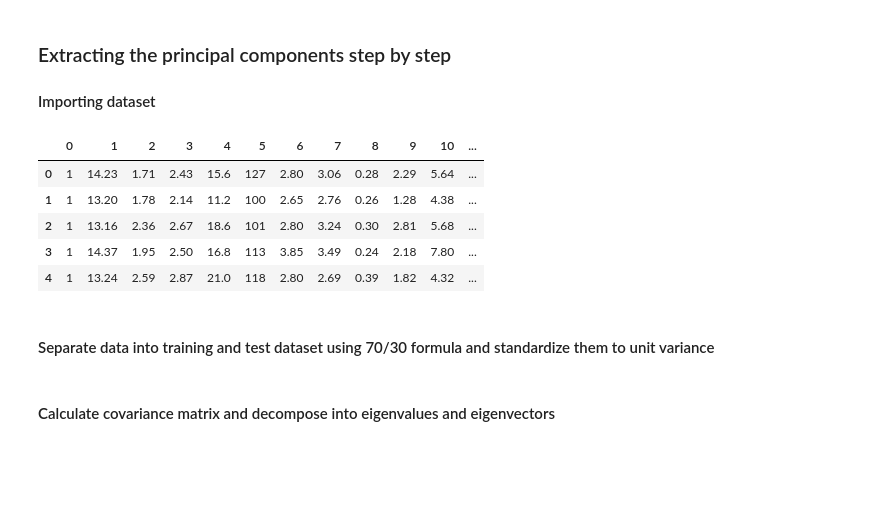
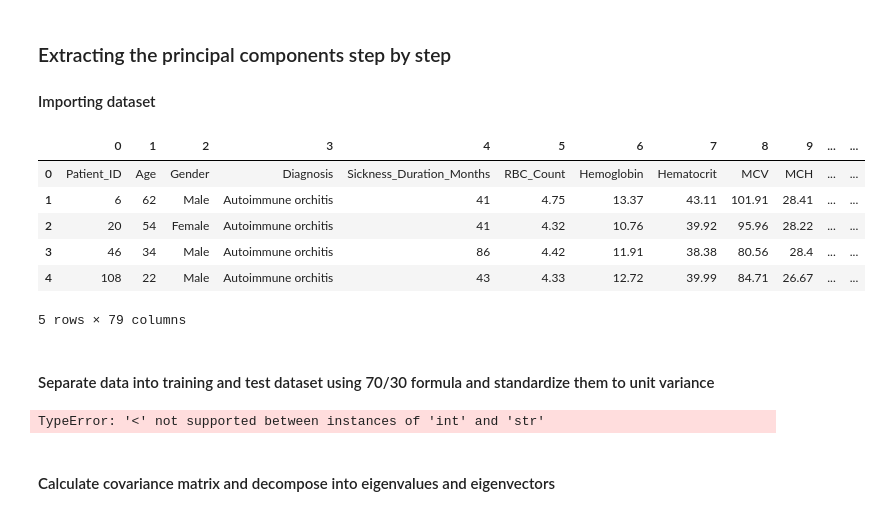
Before and after one commit to MicheleVerriello/machine-learning-introduction, a Jupyter notebook: principal-component-analysis/principal-component-analysis.ipynb, the cells around one changed output. Cells and saved outputs as stored; diff of their text form; code cells hidden in the pictures; blank space fills up the shorter version.

Commit message:
model for recognizing autoimmune diseases

```diff
--- a/principal-component-analysis/principal-component-analysis.ipynb
+++ b/principal-component-analysis/principal-component-analysis.ipynb
@@ -16,16 +16,17 @@
 # %%
 import pandas as pd
 
-df_wine = pd.read_csv('https://archive.ics.uci.edu/ml/machine-learning-databases/wine/wine.data', header=None)
+df_wine = pd.read_csv('/Users/micheleverriello/Downloads/archive/Final_Balanced_Autoimmune_Disorder_Dataset.csv', header=None)
 
 df_wine.head()
 # %% [output]
-|  | 0 | 1 | 2 | 3 | 4 | 5 | 6 | 7 | 8 | 9 | 10 | ... |
-| 0 | 1 | 14.23 | 1.71 | 2.43 | 15.6 | 127 | 2.80 | 3.06 | 0.28 | 2.29 | 5.64 | ... |
-| 1 | 1 | 13.20 | 1.78 | 2.14 | 11.2 | 100 | 2.65 | 2.76 | 0.26 | 1.28 | 4.38 | ... |
-| 2 | 1 | 13.16 | 2.36 | 2.67 | 18.6 | 101 | 2.80 | 3.24 | 0.30 | 2.81 | 5.68 | ... |
-| 3 | 1 | 14.37 | 1.95 | 2.50 | 16.8 | 113 | 3.85 | 3.49 | 0.24 | 2.18 | 7.80 | ... |
-| 4 | 1 | 13.24 | 2.59 | 2.87 | 21.0 | 118 | 2.80 | 2.69 | 0.39 | 1.82 | 4.32 | ... |
+|  | 0 | 1 | 2 | 3 | 4 | 5 | 6 | 7 | 8 | 9 | ... | ... |
+| 0 | Patient_ID | Age | Gender | Diagnosis | Sickness_Duration_Months | RBC_Count | Hemoglobin | Hematocrit | MCV | MCH | ... | ... |
+| 1 | 6 | 62 | Male | Autoimmune orchitis | 41 | 4.75 | 13.37 | 43.11 | 101.91 | 28.41 | ... | ... |
+| 2 | 20 | 54 | Female | Autoimmune orchitis | 41 | 4.32 | 10.76 | 39.92 | 95.96 | 28.22 | ... | ... |
+| 3 | 46 | 34 | Male | Autoimmune orchitis | 86 | 4.42 | 11.91 | 38.38 | 80.56 | 28.4 | ... | ... |
+| 4 | 108 | 22 | Male | Autoimmune orchitis | 43 | 4.33 | 12.72 | 39.99 | 84.71 | 26.67 | ... | ... |
+5 rows × 79 columns
 # %% [markdown]
 #### Separate data into training and test dataset using 70/30 formula and standardize them to unit variance
 # %%
@@ -39,6 +40,8 @@ from sklearn.preprocessing import StandardScaler
 sc = StandardScaler()
 X_train_std = sc.fit_transform(X_train)
 X_test_std = sc.transform(X_test)
+# %% [output]
+TypeError: '<' not supported between instances of 'int' and 'str'
 # %% [markdown]
 #### Calculate covariance matrix and decompose into eigenvalues and eigenvectors
 # %%
```
Also changed, not shown: 3 other files.
